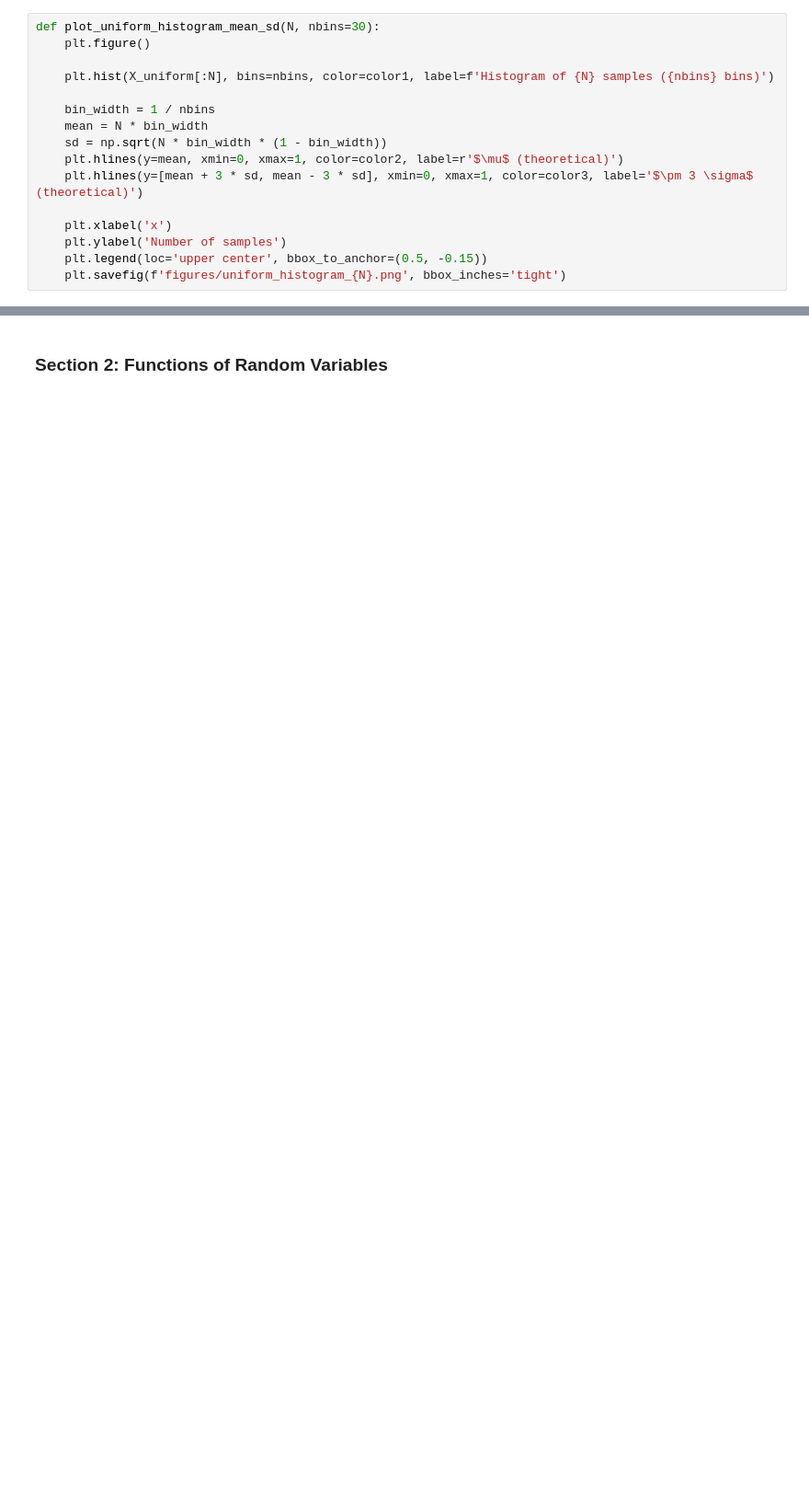
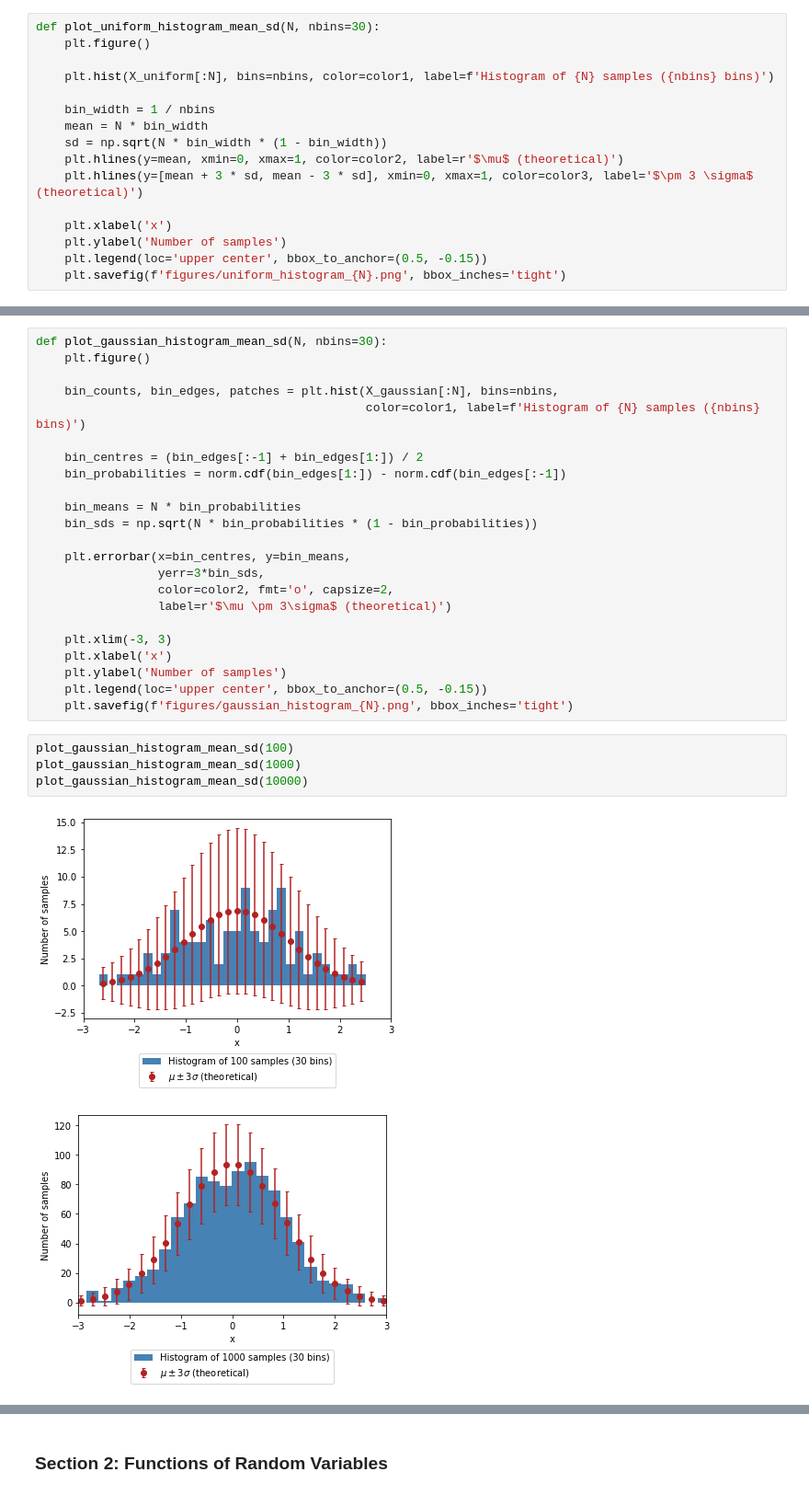
Before and after one commit to theo-brown/3f3-lab, a Jupyter notebook: Jupyter Notebook.ipynb, the cells around one changed output, grey strips where cells are left out. Shown: that part at 92% size. Cells and saved outputs as stored; diff of their text form; blank space fills up the shorter version.

Commit message:
Mean and standard deviation for Gaussian histogram

```diff
--- a/Jupyter Notebook.ipynb
+++ b/Jupyter Notebook.ipynb
@@ -149,0 +155,30 @@ plot_uniform_histogram_mean_sd(10000)
+# %%
+def plot_gaussian_histogram_mean_sd(N, nbins=30):
+    plt.figure()
+
+    bin_counts, bin_edges, patches = plt.hist(X_gaussian[:N], bins=nbins,
+                                              color=color1, label=f'Histogram of {N} samples ({nbins} bins)')
+
+    bin_centres = (bin_edges[:-1] + bin_edges[1:]) / 2
+    bin_probabilities = norm.cdf(bin_edges[1:]) - norm.cdf(bin_edges[:-1])
+
+    bin_means = N * bin_probabilities
+    bin_sds = np.sqrt(N * bin_probabilities * (1 - bin_probabilities))
+
+    plt.errorbar(x=bin_centres, y=bin_means,
+                 yerr=3*bin_sds,
+                 color=color2, fmt='o', capsize=2,
+                 label=r'$\mu \pm 3\sigma$ (theoretical)')
+
+    plt.xlim(-3, 3)
+    plt.xlabel('x')
+    plt.ylabel('Number of samples')
+    plt.legend(loc='upper center', bbox_to_anchor=(0.5, -0.15))
+    plt.savefig(f'figures/gaussian_histogram_{N}.png', bbox_inches='tight')
+# %%
+plot_gaussian_histogram_mean_sd(100)
+plot_gaussian_histogram_mean_sd(1000)
+plot_gaussian_histogram_mean_sd(10000)
+# %% [output]
+[figure, added]
+[figure, added]
```
Also changed, not shown: parts of 17 cells of this notebook, 17 other files.
